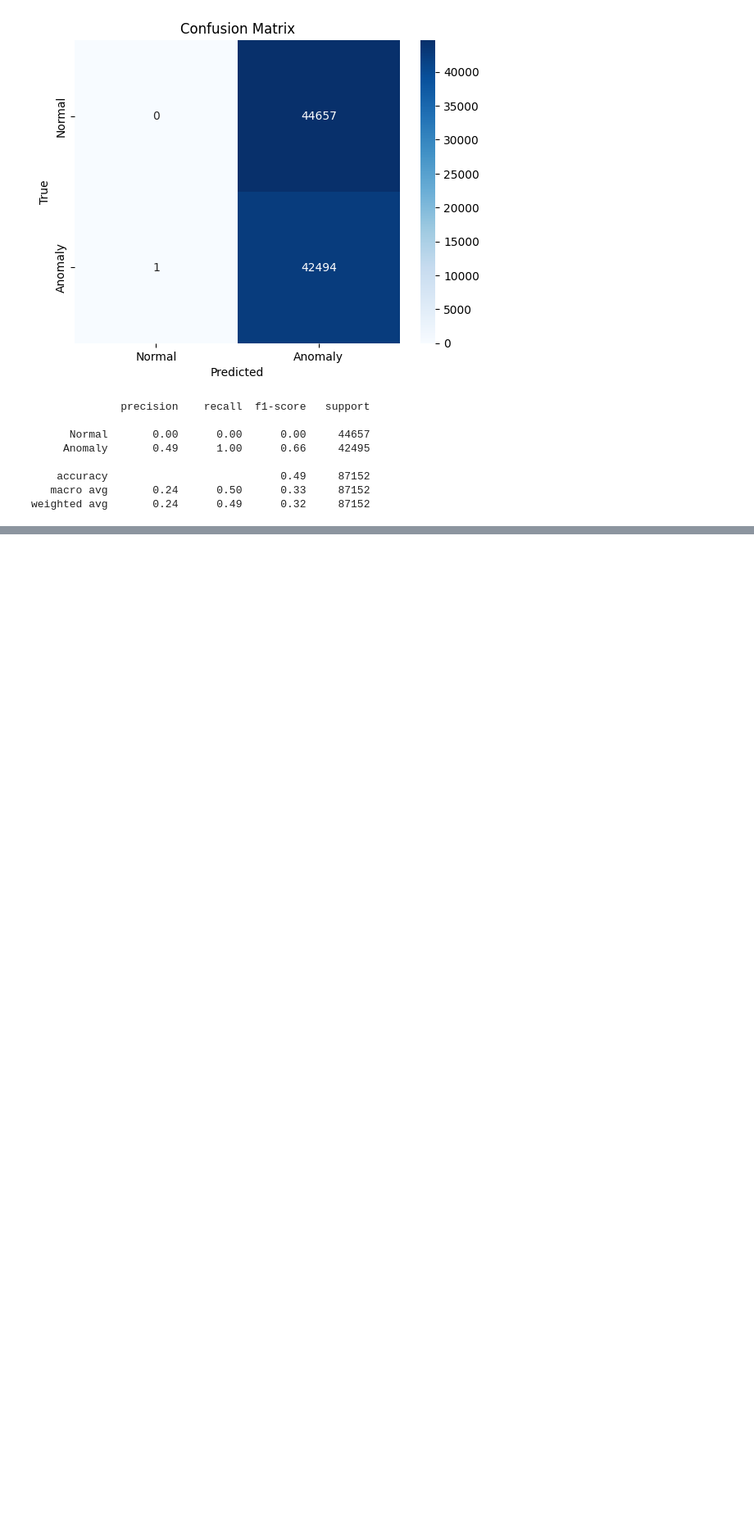
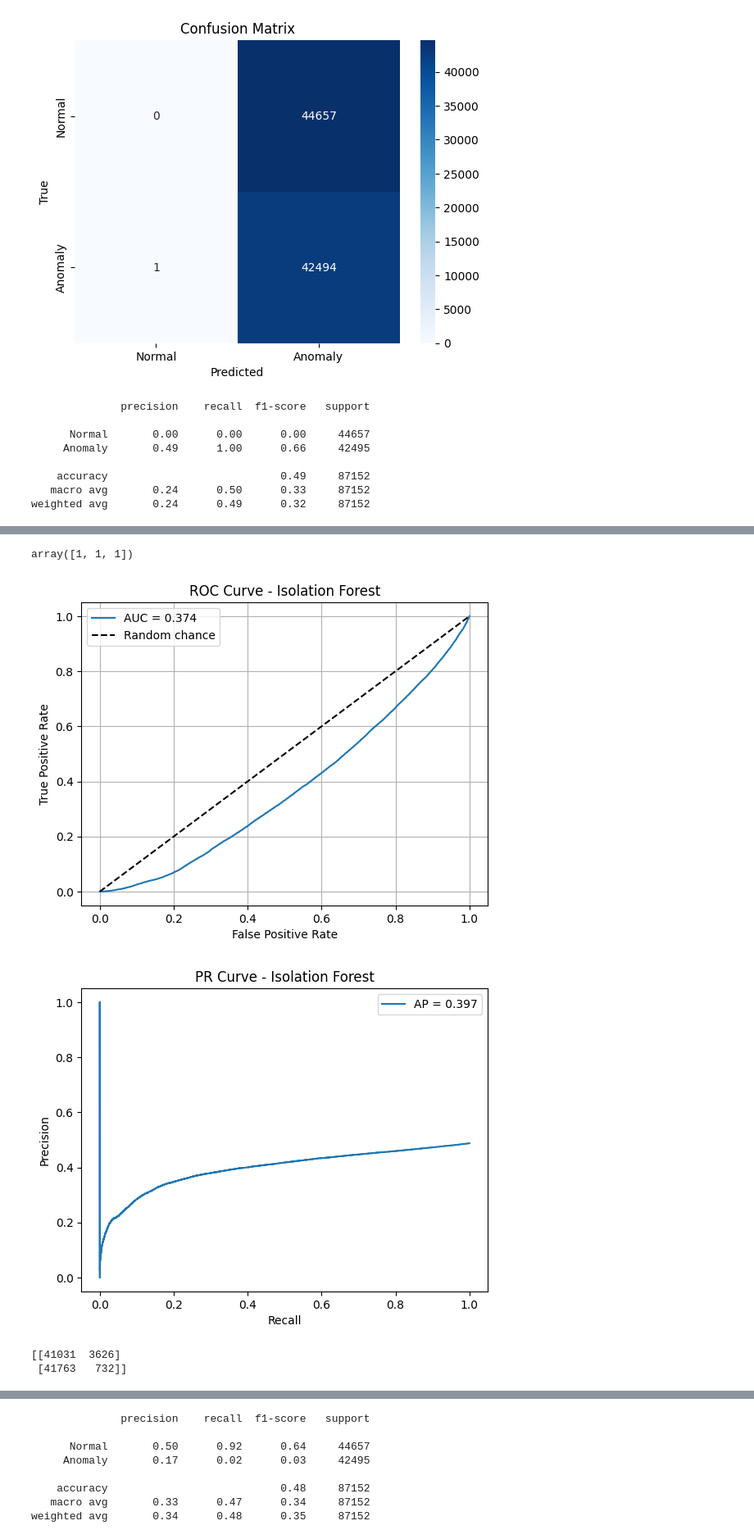
Before and after one commit to Sofiamishel2003/Laboratorio_8_DS, a Jupyter notebook: Laboratorio_8.ipynb, the cells around one changed output, grey strips where cells are left out. Shown at 82% size. Cells and saved outputs as stored; diff of their text form; code cells hidden in the pictures; blank space fills up the shorter version.

Commit message:
feat: Isolation Forest

```diff
--- a/Laboratorio_8.ipynb
+++ b/Laboratorio_8.ipynb
@@ -331,0 +420,30 @@ weighted avg       0.24      0.49      0.32     87152
+# %%
+from sklearn.ensemble import IsolationForest
+from sklearn.metrics import f1_score
+from sklearn.model_selection import GridSearchCV
+from sklearn.metrics import make_scorer, f1_score
+
+if_model = IsolationForest(
+    random_state=13,
+    max_samples="auto",
+)
+param_grid = {
+    'n_estimators': [50, 100, 150],
+    # 'contamination': [0.05, 0.1, 0.2],
+    # 'max_features': [1.0, 0.5, 0.8]
+}
+
+grid = GridSearchCV(
+    estimator=if_model,
+    param_grid=param_grid,
+    scoring="f1",
+    cv=3,
+    n_jobs=-1,
+    verbose=2
+)
+
+grid.fit(X_train_prep, y_train)
+
+print("Best parameters:", grid.best_params_)
+print("Best F1:", grid.best_score_)
+best_if_model = grid.best_estimator_
@@ -331,0 +454,13 @@ weighted avg       0.24      0.49      0.32     87152
+# %%
+best_if_model.fit(X_train_prep)
+
+y_pred_if = best_if_model.predict(X_test_prep)
+# %% [output]
+array([1, 1, 1])
+# %%
+evaluation_metrics_simple_models(best_if_model, "Isolation Forest", X_test_prep, y_test, model_type="if")
+# %% [output]
+[figure, added]
+[figure, added]
+[[41031  3626]
+ [41763   732]]
@@ -331,0 +468,8 @@ weighted avg       0.24      0.49      0.32     87152
+              precision    recall  f1-score   support
+
+      Normal       0.50      0.92      0.64     44657
+     Anomaly       0.17      0.02      0.03     42495
+
+    accuracy                           0.48     87152
+   macro avg       0.33      0.47      0.34     87152
+weighted avg       0.34      0.48      0.35     87152
```
Also changed, not shown: parts of 4 cells of this notebook.
